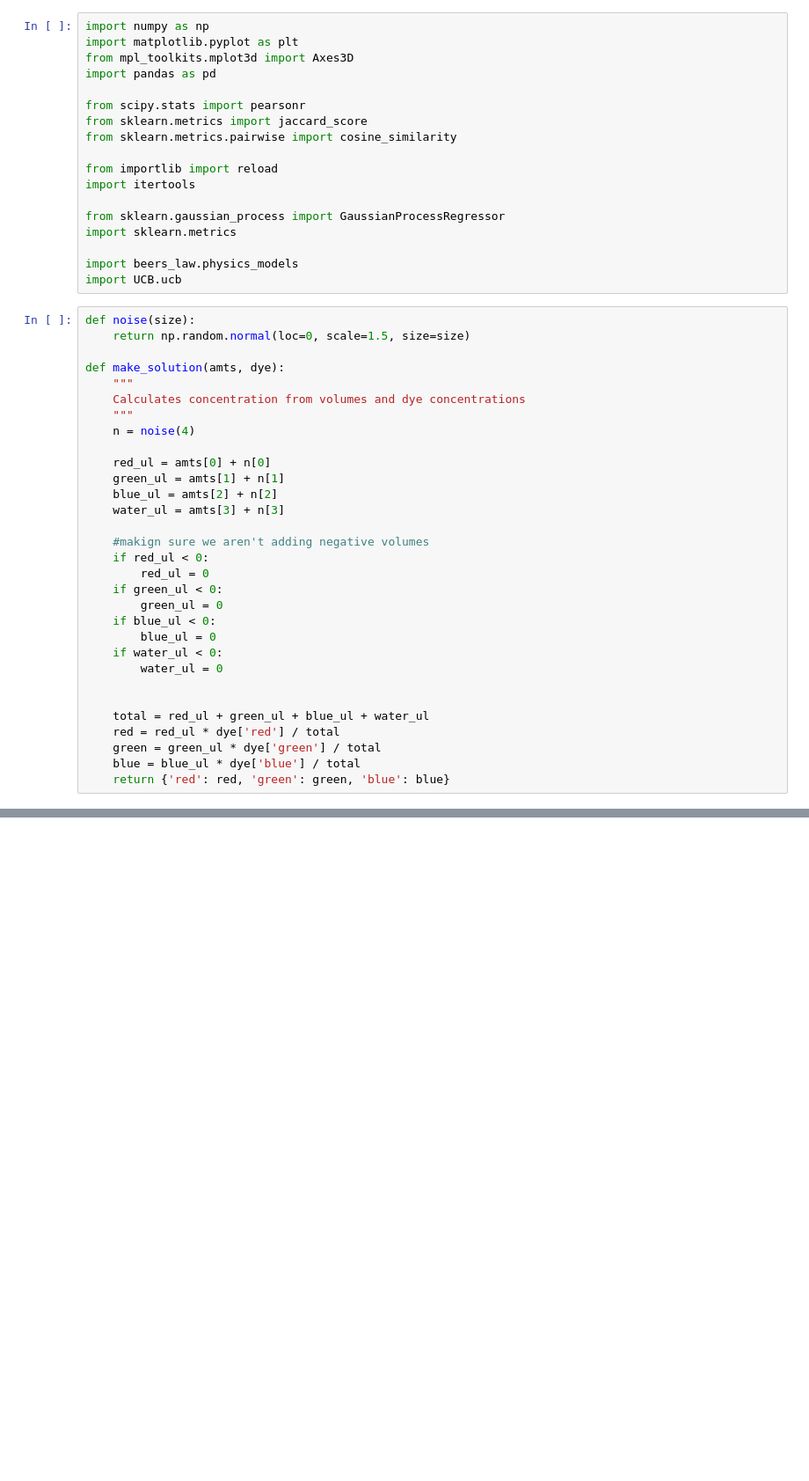
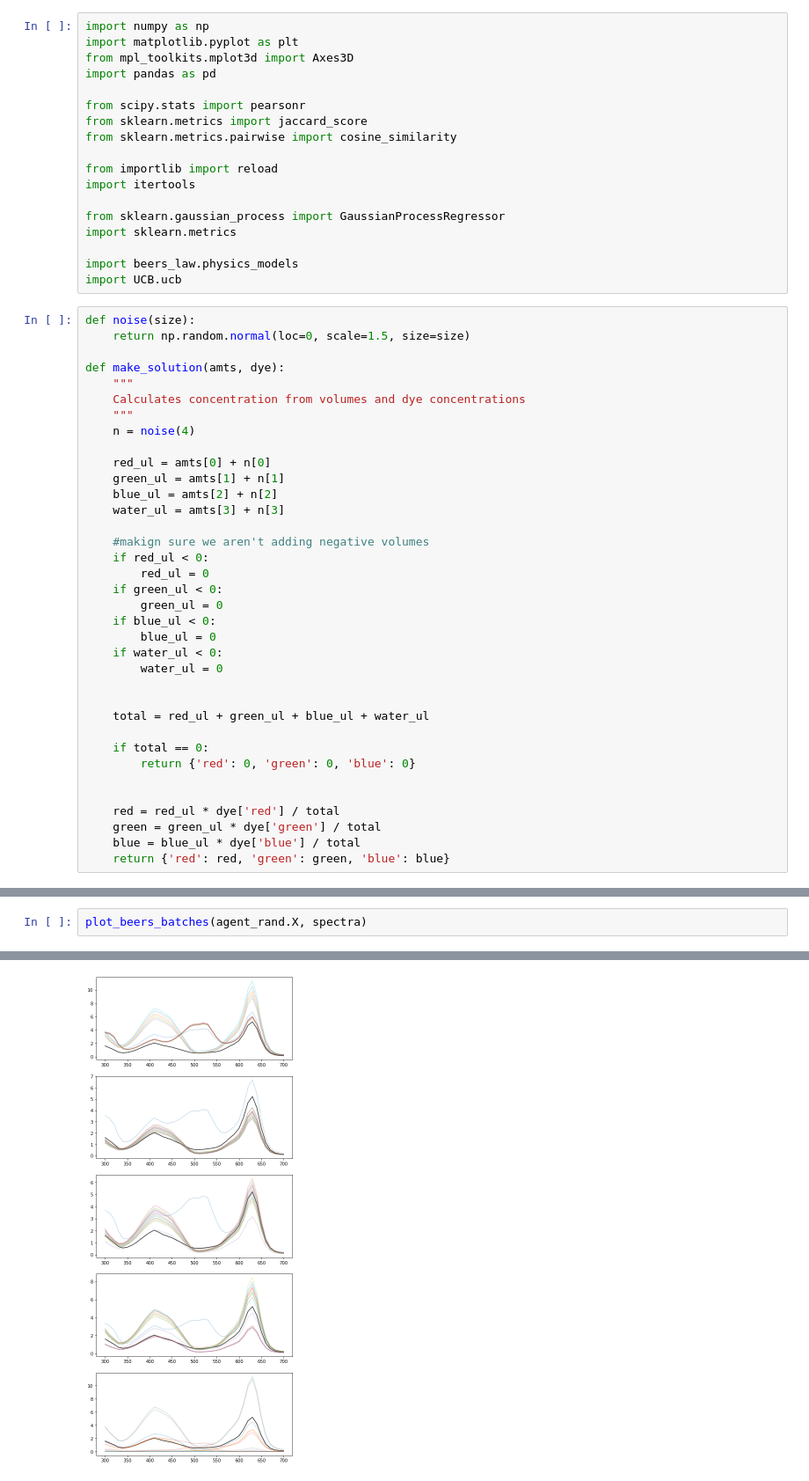
Before and after one commit to REAL-Pipetting/REinforced-Automaton-Learning-REAL-Pipetting, a Jupyter notebook: rlp/GP_BUCB_beers.ipynb, the cells around one changed output, grey strips where cells are left out. Shown: that part at 88% size. Saved outputs shown, nothing was run; the diff lists cells and outputs as text; blank space fills up the shorter version.

```diff
--- a/rlp/GP_BUCB_beers.ipynb
+++ b/rlp/GP_BUCB_beers.ipynb
@@ -47,6 +47,11 @@ def make_solution(amts, dye):
 
 
     total = red_ul + green_ul + blue_ul + water_ul
+
+    if total == 0:
+        return {'red': 0, 'green': 0, 'blue': 0}
+
+
     red = red_ul * dye['red'] / total
     green = green_ul * dye['green'] / total
     blue = blue_ul * dye['blue'] / total
@@ -111,0 +155,3 @@ plot_beers_batches(agent.X, spectra)
+# %%
+plot_beers_batches(agent_rand.X, spectra)
+# %% [output]
@@ -111,0 +161 @@ plot_beers_batches(agent.X, spectra)
+[figure, added]
```
Also changed, not shown: parts of 7 cells of this notebook, 2 other files.
